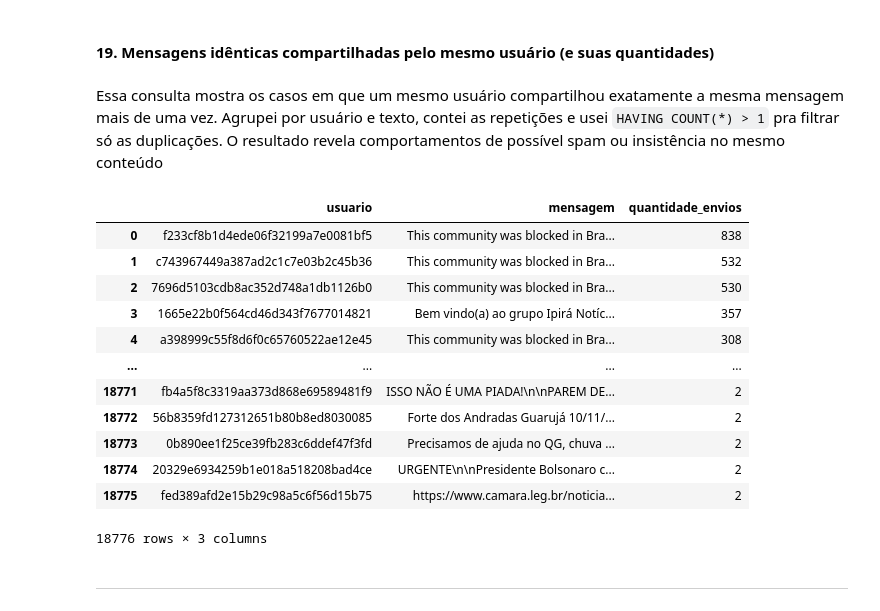
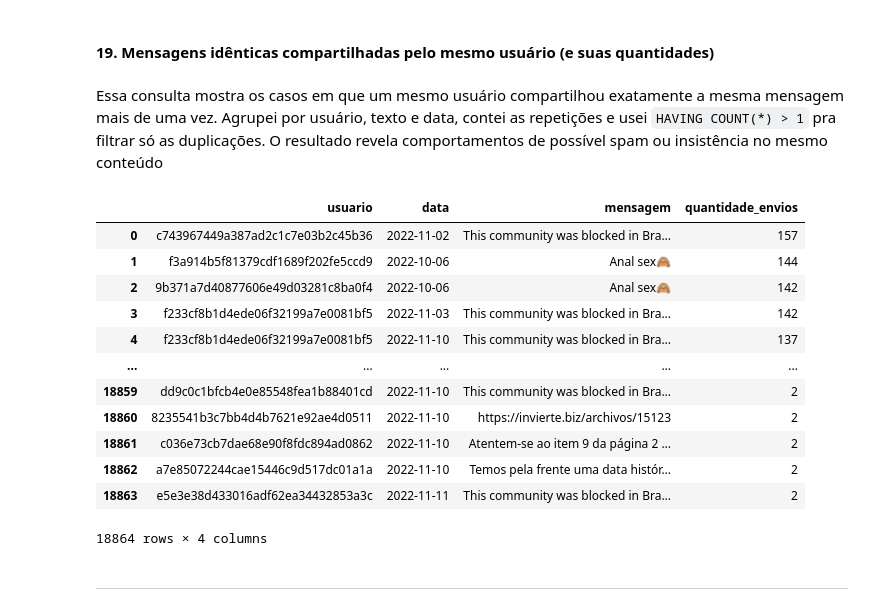
Before and after one commit to EstherMart/Data-Mining, a Jupyter notebook: Lista02_ExtracaoDeDados/extracao.ipynb, the cells around one changed output. Drawn from its saved outputs; the diff is of its cells as text; code cells hidden in the pictures.

```diff
--- a/Lista02_ExtracaoDeDados/extracao.ipynb
+++ b/Lista02_ExtracaoDeDados/extracao.ipynb
@@ -858,38 +856,39 @@ display(mensagems_grupos)
 # %% [markdown]
 #### **19**. Mensagens idênticas compartilhadas pelo mesmo usuário (e suas quantidades)
 # %% [markdown]
-Essa consulta mostra os casos em que um mesmo usuário compartilhou exatamente a mesma mensagem mais de uma vez. Agrupei por usuário e texto, contei as repetições e usei `HAVING COUNT(*) > 1` pra filtrar só as duplicações. O resultado revela comportamentos de possível spam ou insistência no mesmo conteúdo
+Essa consulta mostra os casos em que um mesmo usuário compartilhou exatamente a mesma mensagem mais de uma vez. Agrupei por usuário, texto e data, contei as repetições e usei `HAVING COUNT(*) > 1` pra filtrar só as duplicações. O resultado revela comportamentos de possível spam ou insistência no mesmo conteúdo
 # %%
 qtd_mensagens_identicas = conn.execute("""
-    SELECT
+SELECT
     id_member_anonymous AS usuario,
+    CAST(date_message AS DATE) as data,
     text_content_anonymous AS mensagem,
     COUNT(*) AS quantidade_envios
-    FROM tabela_dados
-    WHERE
-        id_member_anonymous IS NOT NULL
-        AND text_content_anonymous IS NOT NULL
-        AND TRIM(text_content_anonymous) <> ''
-    GROUP BY id_member_anonymous, text_content_anonymous
-    HAVING COUNT(*) > 1
-    ORDER BY quantidade_envios DESC;
+FROM tabela_dados
+WHERE
+    id_member_anonymous IS NOT NULL
+    AND text_content_anonymous IS NOT NULL
+    AND TRIM(text_content_anonymous) <> ''
+GROUP BY id_member_anonymous, CAST(date_message AS DATE), text_content_anonymous
+HAVING COUNT(*) > 1
+ORDER BY quantidade_envios DESC;
 """).fetchdf()
 
 display(qtd_mensagens_identicas)
 # %% [output]
-|  | usuario | mensagem | quantidade_envios |
-| 0 | f233cf8b1d4ede06f32199a7e0081bf5 | This community was blocked in Bra... | 838 |
-| 1 | c743967449a387ad2c1c7e03b2c45b36 | This community was blocked in Bra... | 532 |
-| 2 | 7696d5103cdb8ac352d748a1db1126b0 | This community was blocked in Bra... | 530 |
-| 3 | 1665e22b0f564cd46d343f7677014821 | Bem vindo(a) ao grupo Ipirá Notíc... | 357 |
-| 4 | a398999c55f8d6f0c65760522ae12e45 | This community was blocked in Bra... | 308 |
-| ... | ... | ... | ... |
-| 18771 | fb4a5f8c3319aa373d868e69589481f9 | ISSO NÃO É UMA PIADA!\n\nPAREM DE... | 2 |
-| 18772 | 56b8359fd127312651b80b8ed8030085 | Forte dos Andradas Guarujá 10/11/... | 2 |
-| 18773 | 0b890ee1f25ce39fb283c6ddef47f3fd | Precisamos de ajuda no QG, chuva ... | 2 |
-| 18774 | 20329e6934259b1e018a518208bad4ce | URGENTE\n\nPresidente Bolsonaro c... | 2 |
-| 18775 | fed389afd2e15b29c98a5c6f56d15b75 | https://www.camara.leg.br/noticia... | 2 |
+|  | usuario | data | mensagem | quantidade_envios |
+| 0 | c743967449a387ad2c1c7e03b2c45b36 | 2022-11-02 | This community was blocked in Bra... | 157 |
+| 1 | f3a914b5f81379cdf1689f202fe5ccd9 | 2022-10-06 | Anal sex🙈 | 144 |
+| 2 | 9b371a7d40877606e49d03281c8ba0f4 | 2022-10-06 | Anal sex🙈 | 142 |
+| 3 | f233cf8b1d4ede06f32199a7e0081bf5 | 2022-11-03 | This community was blocked in Bra... | 142 |
+| 4 | f233cf8b1d4ede06f32199a7e0081bf5 | 2022-11-10 | This community was blocked in Bra... | 137 |
+| ... | ... | ... | ... | ... |
+| 18859 | dd9c0c1bfcb4e0e85548fea1b88401cd | 2022-11-10 | This community was blocked in Bra... | 2 |
+| 18860 | 8235541b3c7bb4d4b7621e92ae4d0511 | 2022-11-10 | https://invierte.biz/archivos/15123 | 2 |
+| 18861 | c036e73cb7dae68e90f8fdc894ad0862 | 2022-11-10 | Atentem-se ao item 9 da página 2 ... | 2 |
+| 18862 | a7e85072244cae15446c9d517dc01a1a | 2022-11-10 | Temos pela frente uma data histór... | 2 |
+| 18863 | e5e3e38d433016adf62ea34432853a3c | 2022-11-11 | This community was blocked in Bra... | 2 |
-18776 rows × 3 columns
+18864 rows × 4 columns
 # %% [markdown]
 ---
 # %% [markdown]
```
Also changed, not shown: parts of 12 cells of this notebook, 1 other file.
